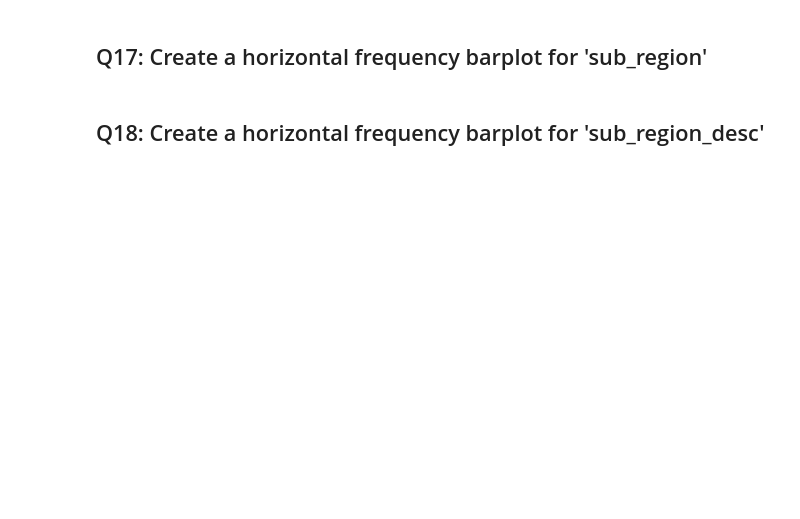
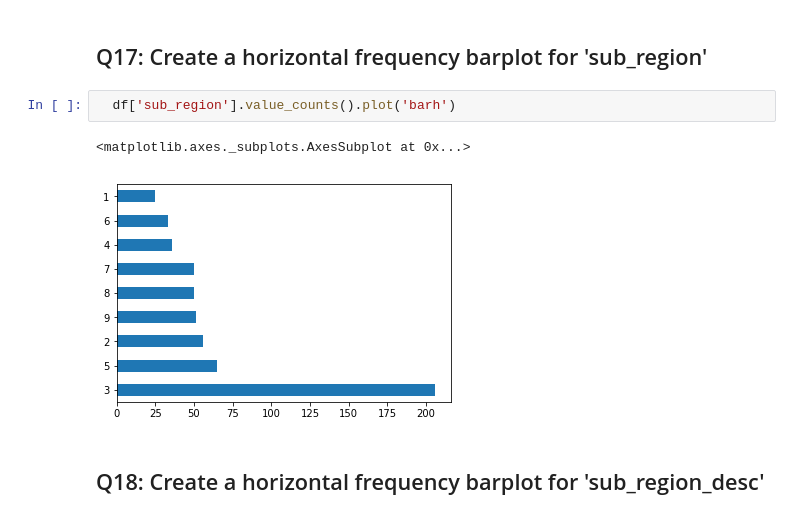
Before and after one commit to maliksalam/dsp, a Jupyter notebook: python/pandas/3_pandas_olive_questions-maliksalam.ipynb, the cells around one changed output. Drawn from its saved outputs; the diff is of its cells as text; blank space fills up the shorter version.

```diff
--- a/python/pandas/3_pandas_olive_questions-maliksalam.ipynb
+++ b/python/pandas/3_pandas_olive_questions-maliksalam.ipynb
@@ -183,4 +188,9 @@ len(df['sub_region_desc'].unique())
 # %% [markdown]
 ## Q17:   Create a horizontal frequency barplot for 'sub_region'
+# %%
+  df['sub_region'].value_counts().plot('barh')
+# %% [output]
+<matplotlib.axes._subplots.AxesSubplot at 0x...>
+[figure, added]
 # %% [markdown]
 ## Q18:   Create a horizontal frequency barplot for 'sub_region_desc'
```
Also changed, not shown: parts of 2 cells of this notebook.
